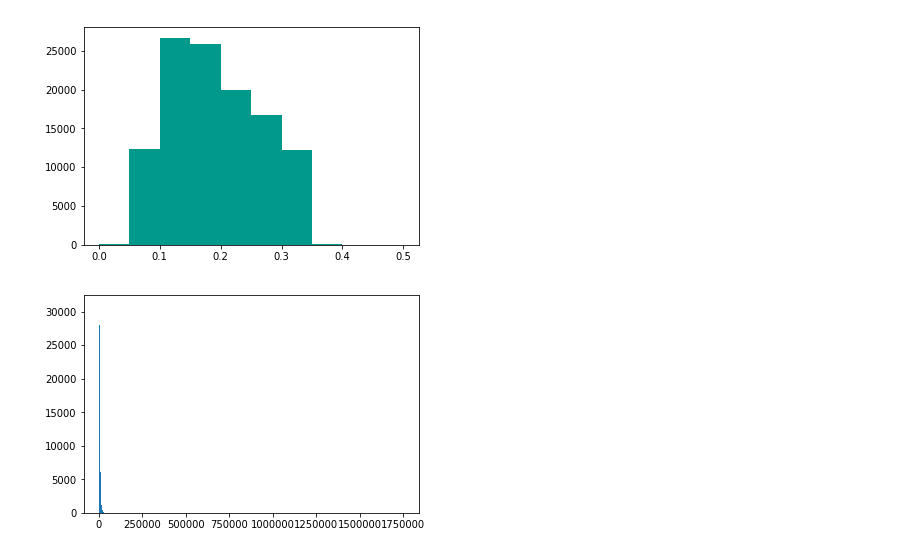
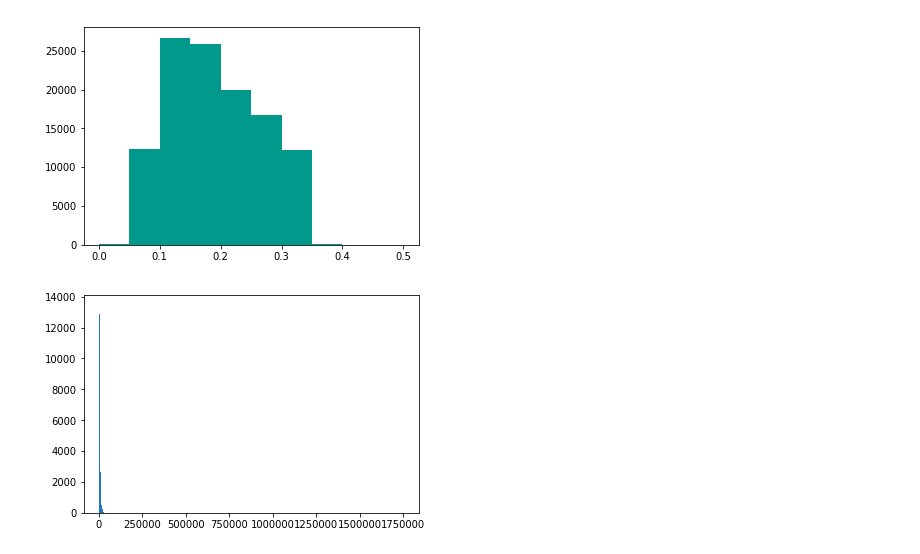
Before and after one commit to jovanmedfordDataAnalyst/loan-data-from-prosper, a Jupyter notebook: loan-analysis.ipynb, the cells around one changed output. Cells and saved outputs as stored; diff of their text form; code cells hidden in the pictures.

```diff
--- a/loan-analysis.ipynb
+++ b/loan-analysis.ipynb
@@ -227,7 +224,8 @@ bin_edges=np.arange(0,max(loans["BorrowerRate"])+0.05,0.05)
 plt.hist(loans["BorrowerRate"], bins=bin_edges, color = '#00998c');
 # %% [output]
 [figure]
-# %%
-plt.hist(loans['StatedMonthlyIncome'], bins = 1000);
-# %% [output]
-[figure, removed]
+# %%
+bin_edges=np.arange(0,max(post_july["StatedMonthlyIncome"]),1000)
+plt.hist(post_july[post_july["StatedMonthlyIncome"]!=0]["StatedMonthlyIncome"], bins=bin_edges);
+# %% [output]
+[figure, added]
```
Also changed, not shown: parts of 5 cells of this notebook.
